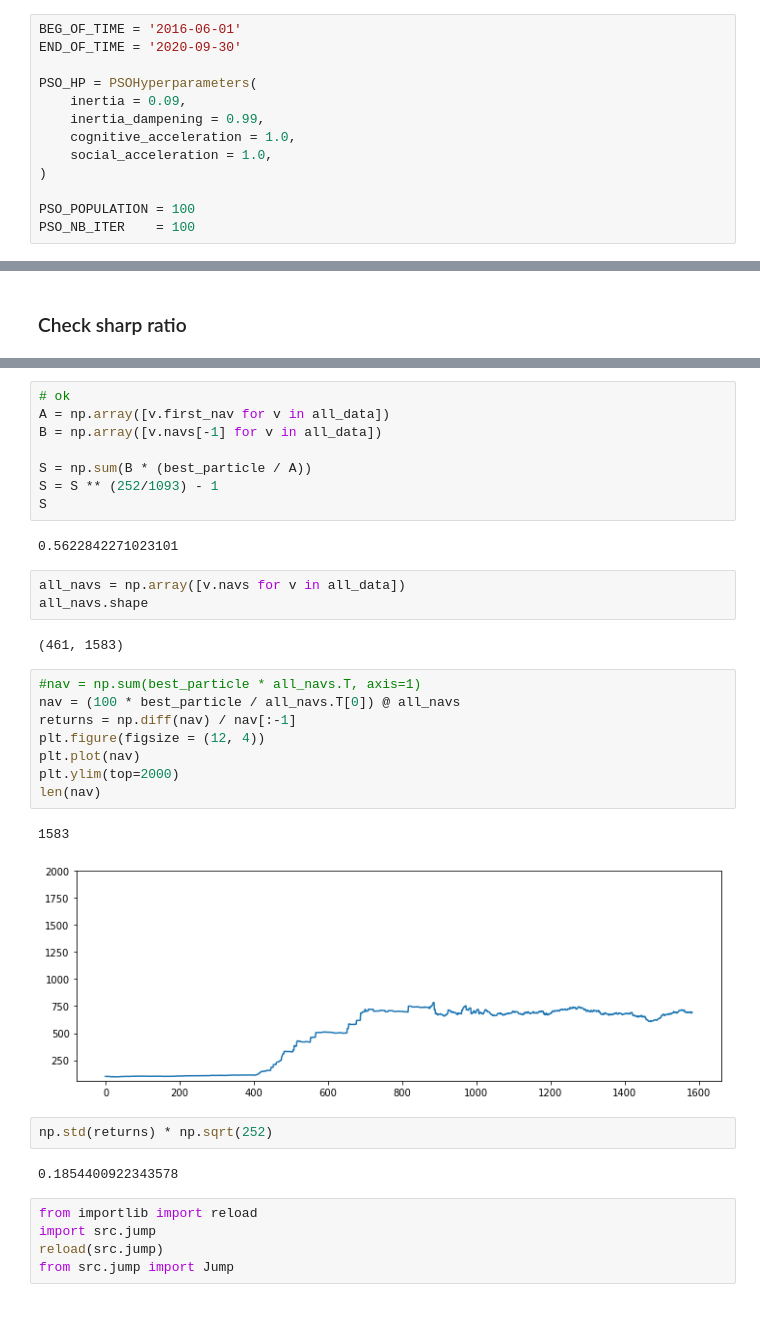
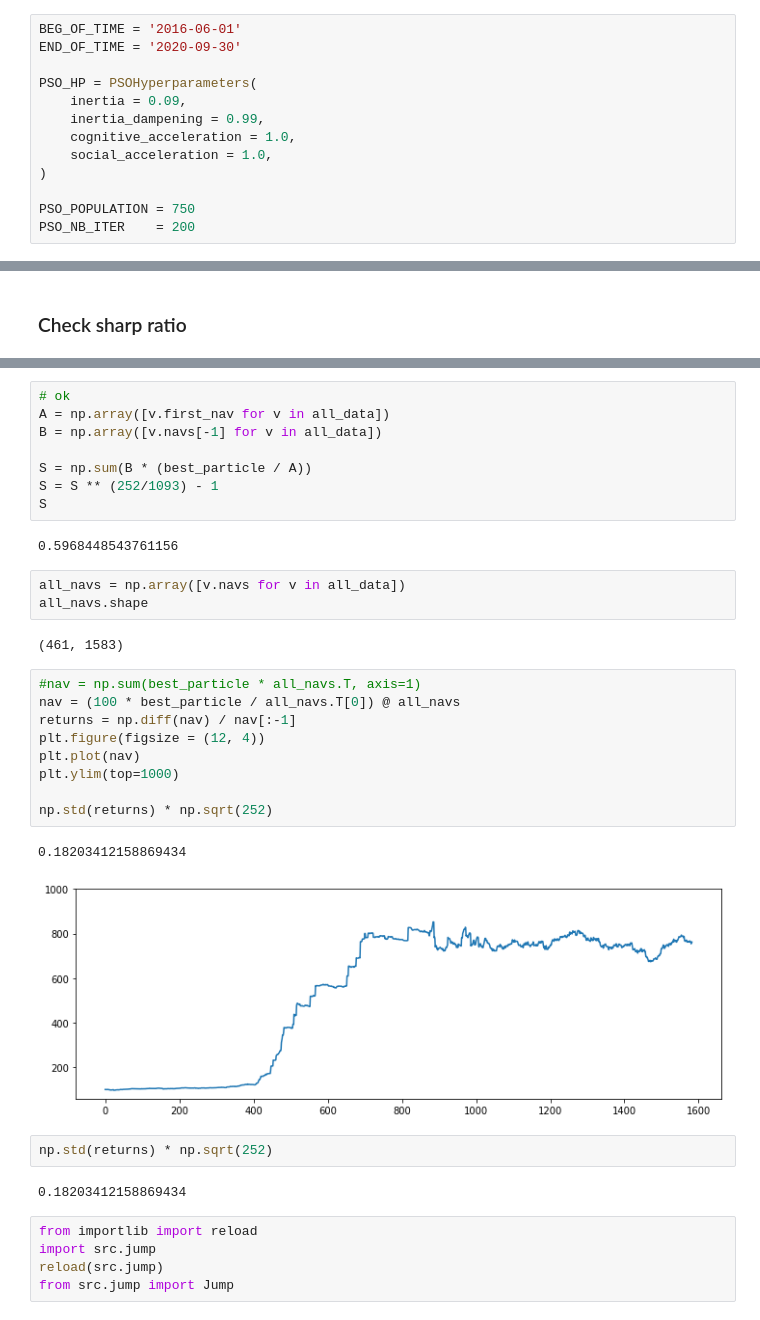
Before and after one commit to MightyGoldenOctopus/FlipperTheDolphin, a Jupyter notebook: Flipper.ipynb, the cells around one changed output, grey strips where cells are left out. Cells and saved outputs as stored; diff of their text form.

```diff
--- a/Flipper.ipynb
+++ b/Flipper.ipynb
@@ -22,8 +22,8 @@ PSO_HP = PSOHyperparameters(
     social_acceleration = 1.0,
 )
 
-PSO_POPULATION = 100
-PSO_NB_ITER    = 100
+PSO_POPULATION = 750
+PSO_NB_ITER    = 200
 # %%
 HOLIDAYS = [
     dt.date(2016, 1, 1),
@@ -444,7 +446,7 @@ S = np.sum(B * (best_particle / A))
 S = S ** (252/1093) - 1
 S
 # %% [output]
-0.5622842271023101
+0.5968448543761156
 # %%
 all_navs = np.array([v.navs for v in all_data])
 all_navs.shape
@@ -453,18 +455,19 @@ all_navs.shape
 # %%
 #nav = np.sum(best_particle * all_navs.T, axis=1)
 nav = (100 * best_particle / all_navs.T[0]) @ all_navs
 returns = np.diff(nav) / nav[:-1]
 plt.figure(figsize = (12, 4))
 plt.plot(nav)
-plt.ylim(top=2000)
-len(nav)
+plt.ylim(top=1000)
+
+np.std(returns) * np.sqrt(252)
 # %% [output]
-1583
+0.18203412158869434
-[figure, old version]
+[figure, new version]
 # %%
 np.std(returns) * np.sqrt(252)
 # %% [output]
-0.1854400922343578
+0.18203412158869434
 # %%
 from importlib import reload
 import src.jump
```
Also changed, not shown: parts of 16 cells of this notebook.
